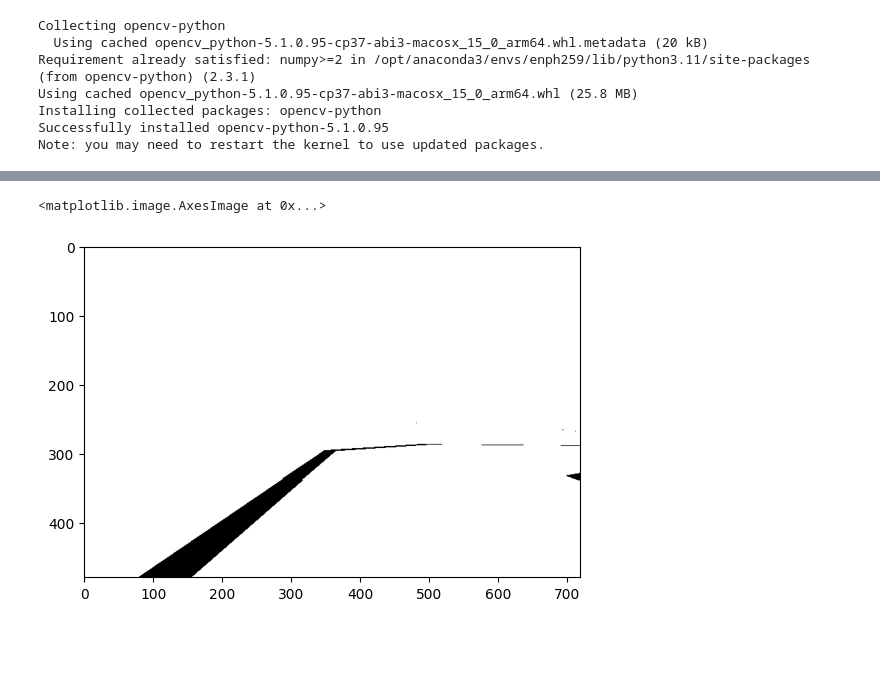
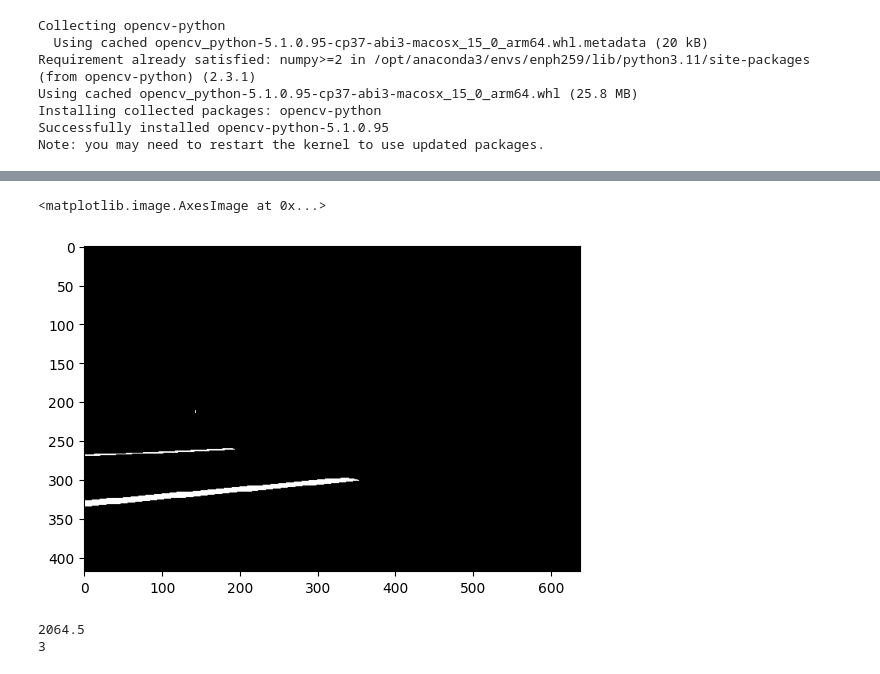
Before and after one commit to Adam-Werstiuk/ENPH353_Competition, a Jupyter notebook: src/my_controller/my_controller/test_detectors.ipynb, the cells around one changed output, grey strips where cells are left out. Drawn from its saved outputs; the diff is of its cells as text; code cells hidden in the pictures; blank space fills up the shorter version.

```diff
--- a/src/my_controller/my_controller/test_detectors.ipynb
+++ b/src/my_controller/my_controller/test_detectors.ipynb
@@ -23,7 +25,40 @@ plt.imshow(img_rgb) #sanity check
 # %%
-grayFrame = cv2.cvtColor(img, cv2.COLOR_BGR2GRAY)
-_, thresh = cv2.threshold(grayFrame, 200, 255, cv2.THRESH_BINARY_INV)
-plt.imshow(thresh, cmap="gray")
+hsv = cv2.cvtColor(img, cv2.COLOR_BGR2HSV) #convert to HSV for better colour processing
+
+#since red wraps around the HSV scale, we need to define lower and upper bounds for red (two ranges):
+# Lower red range (0 to 10)
+lower_red1 = np.array([0, 120, 70])
+upper_red1 = np.array([10, 255, 255])
+
+# Upper red range (170 to 179)
+lower_red2 = np.array([170, 120, 70])
+upper_red2 = np.array([179, 255, 255])
-# %% [output]
-<matplotlib.image.AxesImage at 0x...>
-[figure, removed]
+# %%
+# 4. Create masks for both ranges and combine them
+mask1 = cv2.inRange(hsv, lower_red1, upper_red1)
+mask2 = cv2.inRange(hsv, lower_red2, upper_red2)
+red_mask = cv2.bitwise_or(mask1, mask2)
+
+#if you wanted to extract the red parts only:
+#result = cv2.bitwise_and(img, img, mask=red_mask)
+
+plt.imshow(red_mask, cmap="gray")
+# %% [output]
+<matplotlib.image.AxesImage at 0x...>
+[figure, added]
+# %%
+#close any tiny gaps before finding contours
+# I did test this on the "perfect view" and turning cases and found it unnecessary (same result for area of contour)
+#maxGapSize = 20
+
+contours, _ = cv2.findContours(red_mask, cv2.RETR_EXTERNAL, cv2.CHAIN_APPROX_SIMPLE)
+print(cv2.contourArea(contours[0]))
+print(len(contours))
+
+#closed = cv2.morphologyEx(red_mask, cv2.MORPH_CLOSE, np.ones((1, maxGapSize), np.uint8))
+#contours, _ = cv2.findContours(red_mask, cv2.RETR_EXTERNAL, cv2.CHAIN_APPROX_SIMPLE)
+#print(cv2.contourArea(contours[0]))
+#print(len(contours))
+# %% [output]
+2064.5
+3
```
Also changed, not shown: parts of 5 cells of this notebook, 3 other files.
